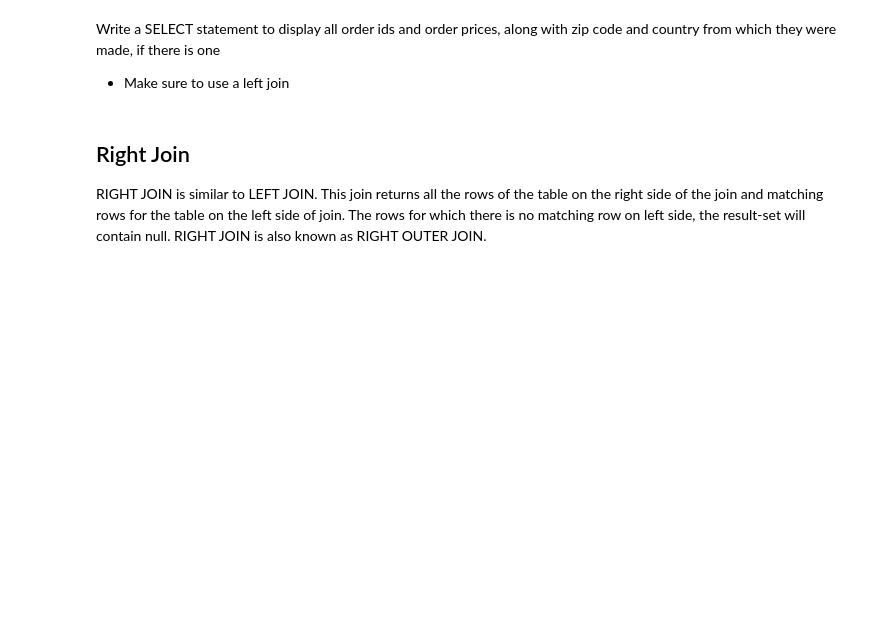
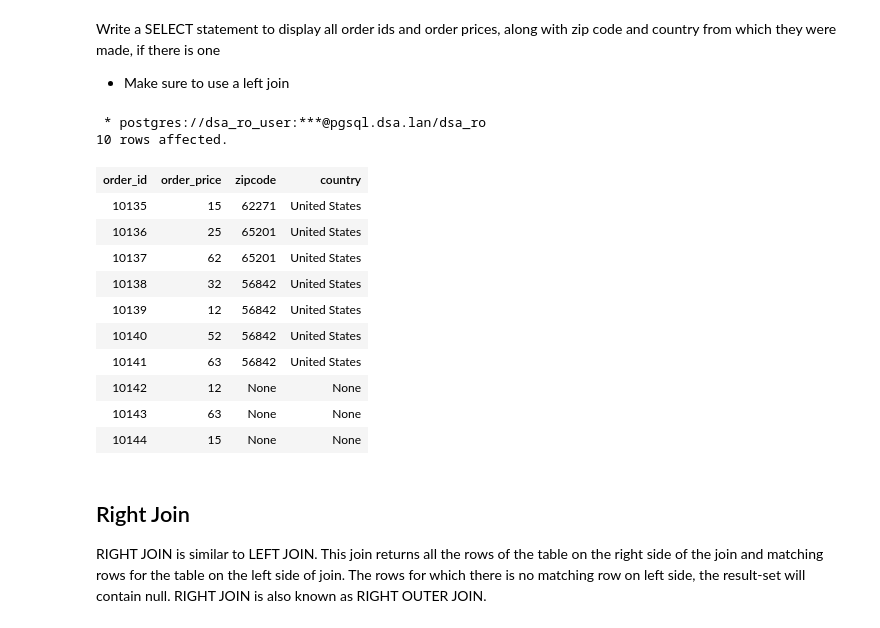
Before and after one commit to may96cc/f21dsa7030, a Jupyter notebook: module3/practices/Joins.ipynb, the cells around one changed output. Drawn from its saved outputs; the diff is of its cells as text; code cells hidden in the pictures; blank space fills up the shorter version.

```diff
--- a/module3/practices/Joins.ipynb
+++ b/module3/practices/Joins.ipynb
@@ -110,3 +196,23 @@ Write a SELECT statement to display all order ids and order prices, along with z
+# %%
+%%sql
+SELECT order_id, order_price, zipcode, country
+FROM orders
+LEFT JOIN customers
+ON orders.customer_id = customers.customer_id ;
+# %% [output]
+ * postgres://dsa_ro_user:***@pgsql.dsa.lan/dsa_ro
+10 rows affected.
+| order_id | order_price | zipcode | country |
+| 10135 | 15 | 62271 | United States |
+| 10136 | 25 | 65201 | United States |
+| 10137 | 62 | 65201 | United States |
+| 10138 | 32 | 56842 | United States |
+| 10139 | 12 | 56842 | United States |
+| 10140 | 52 | 56842 | United States |
+| 10141 | 63 | 56842 | United States |
+| 10142 | 12 | None | None |
+| 10143 | 63 | None | None |
+| 10144 | 15 | None | None |
 # %% [markdown]
 ## Right Join
 
```
Also changed, not shown: parts of 20 cells of this notebook, 2 other files.
